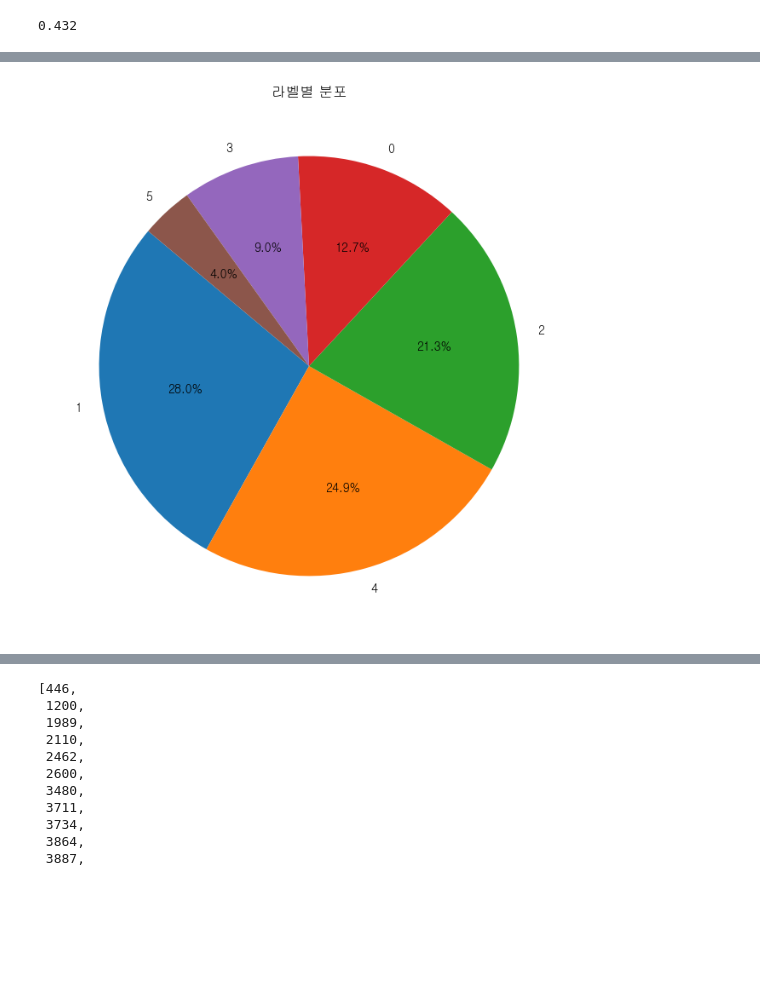
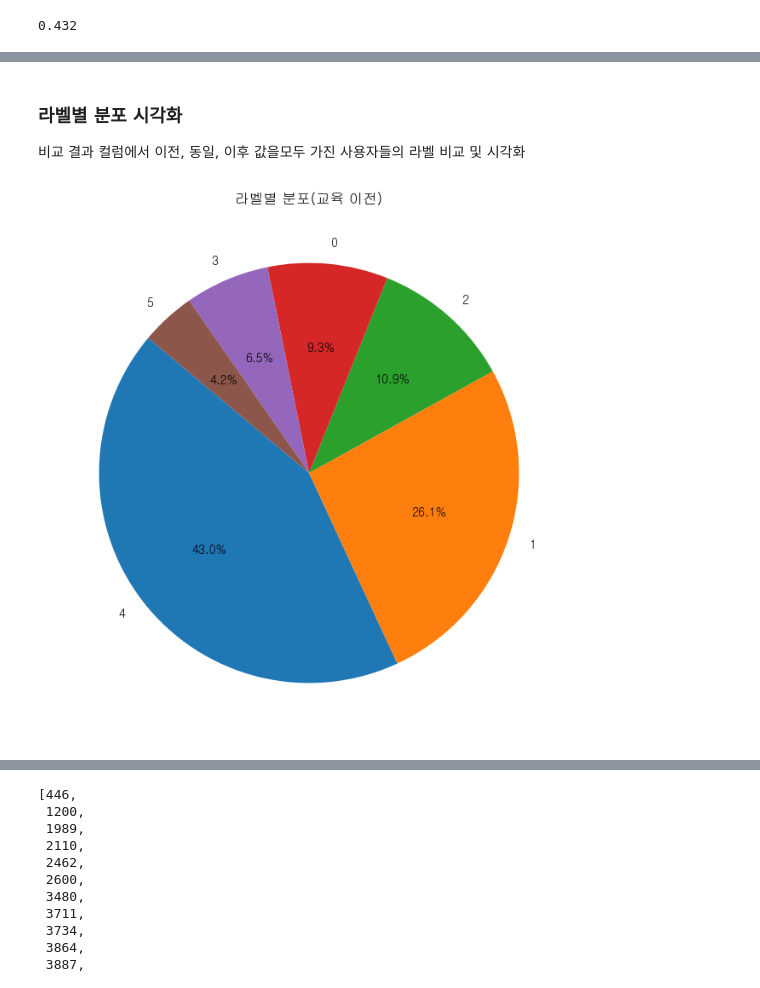
Before and after one commit to Utaewook/PIAI_ResearchIntern, a Jupyter notebook: p-gpt/webina/src/analysis.ipynb, the cells around one changed output, grey strips where cells are left out. Drawn from its saved outputs; the diff is of its cells as text; code cells hidden in the pictures; blank space fills up the shorter version.

```diff
--- a/p-gpt/webina/src/analysis.ipynb
+++ b/p-gpt/webina/src/analysis.ipynb
@@ -749,11 +861,14 @@ df_ratio_piv['이후 비율'].mean().round(3)
+# %% [markdown]
+### 라벨별 분포 시각화
+ 비교 결과 컬럼에서 이전, 동일, 이후 값을모두 가진 사용자들의 라벨 비교 및 시각화
 # %%
 a = df_webinar
-a = a[a['UserCode'].isin(users['UserCode'])]
+a = a[a['UserCode'].isin(users['UserCode'])&(a['비교 결과']=='이전')]
 
 label_counts = a['라벨'].value_counts()
 plt.figure(figsize=(8, 8))
 plt.pie(label_counts, labels=label_counts.index, autopct='%1.1f%%', startangle=140)
-plt.title('라벨별 분포')
+plt.title('라벨별 분포(교육 이전)')
 plt.show()
 # %% [output]
-[figure, old version]
+[figure, new version]
```
Also changed, not shown: parts of 43 cells of this notebook, 17 other files.
